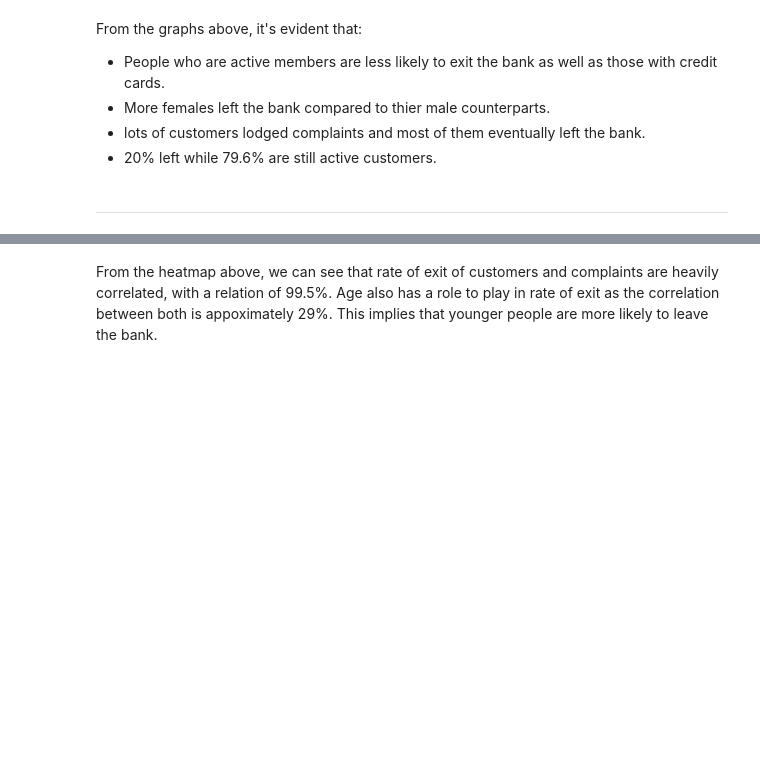
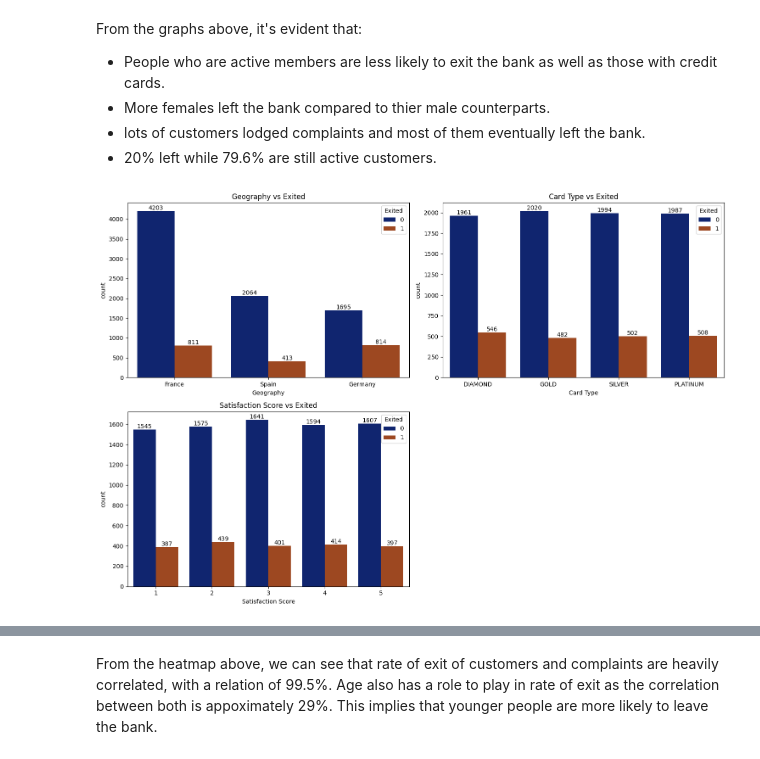
Before and after one commit to etimexo/Bank_customer_churn_predict, a Jupyter notebook: notebooks/book.ipynb, the cells around one changed output, grey strips where cells are left out. Cells and saved outputs as stored; diff of their text form; code cells hidden in the pictures; blank space fills up the shorter version.

```diff
--- a/notebooks/book.ipynb
+++ b/notebooks/book.ipynb
@@ -203,8 +220,31 @@ From the graphs above, it's evident that:
 - More females left the bank compared to thier male counterparts.
 - lots of customers lodged complaints and most of them eventually left the bank.
 - 20% left while 79.6% are still active customers.
-# %% [markdown]
----
+# %%
+fig, axes = plt.subplots(nrows=2, ncols=2, figsize=(15, 10))
+
+ax = sns.countplot(data=df, x='Geography', ax=axes[0, 0], hue='Exited', palette='dark')
+for bars in ax.containers:
+    ax.bar_label(bars)
+axes[0, 0].set_title('Geography vs Exited')
+
+ax = sns.countplot(data=df, x='Card Type', ax=axes[0, 1], hue='Exited', palette='dark')
+for bars in ax.containers:
+    ax.bar_label(bars)
+axes[0, 1].set_title('Card Type vs Exited')
+
+ax = sns.countplot(data=df, x='Satisfaction Score', ax=axes[1, 0], hue='Exited', palette='dark')
+for bars in ax.containers:
+    ax.bar_label(bars)
+axes[1, 0].set_title('Satisfaction Score vs Exited')
+
+# Remove the unused subplot
+fig.delaxes(axes[1, 1])
+
+plt.tight_layout()
+plt.show()
+# %% [output]
+[figure, added]
 # %%
 # Check correlation between numerical columns with respect to the each other
 
```
Also changed, not shown: parts of 35 cells of this notebook.
